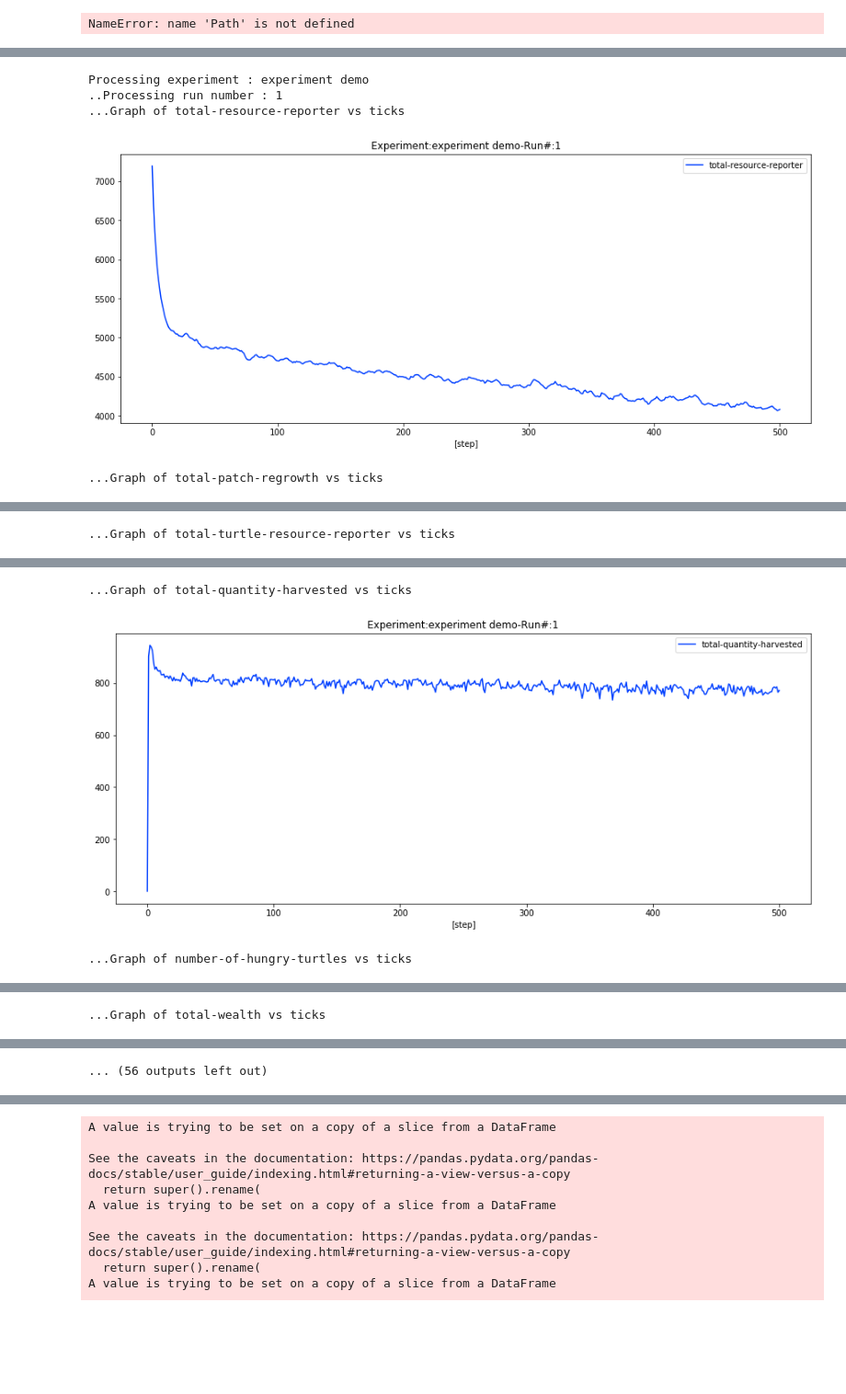
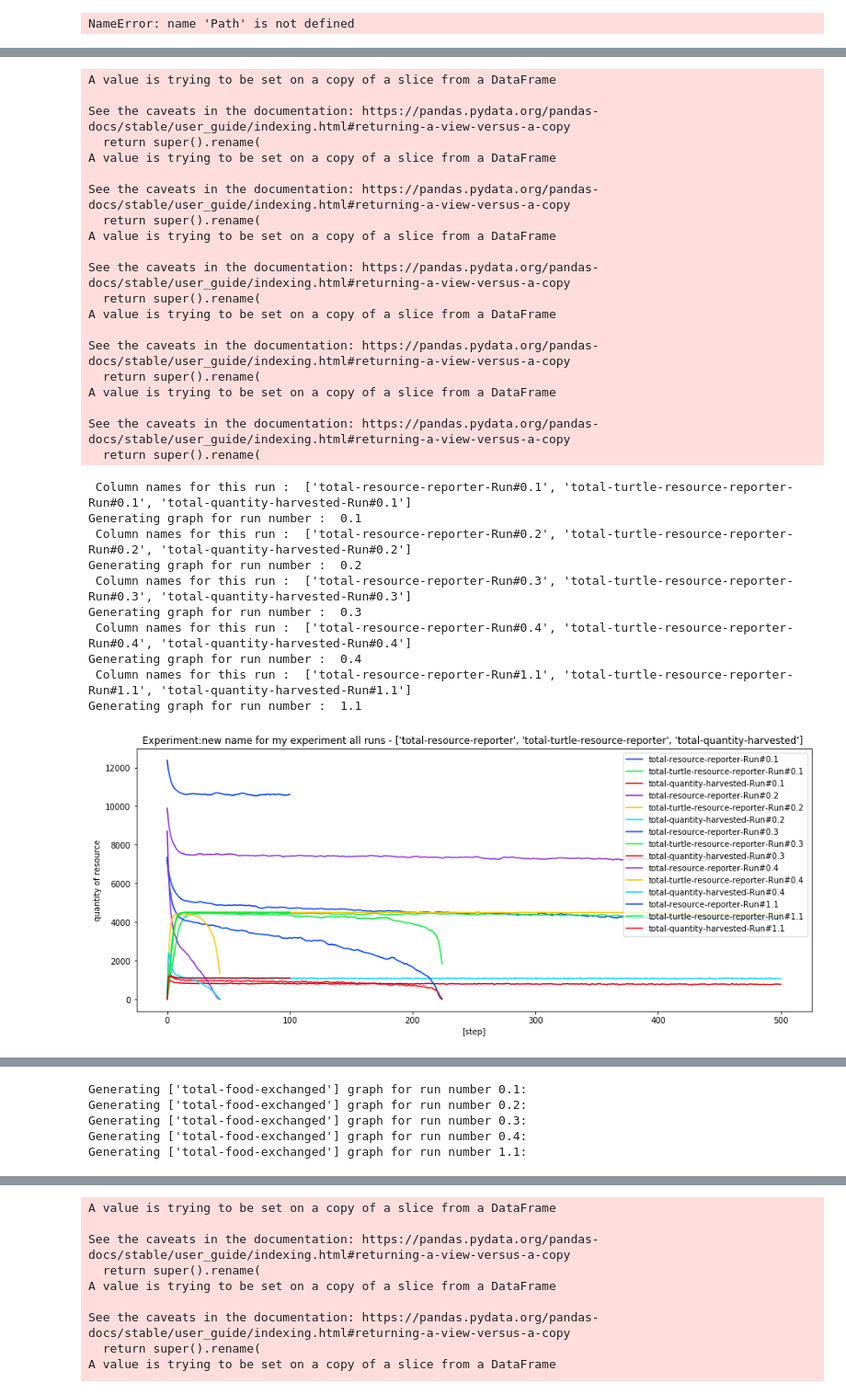
Before and after one commit to IsisChameleon/abm_commons_tragedy, a Jupyter notebook: network-commons-analysis.ipynb, the cells around one changed output, grey strips where cells are left out. Shown at 92% size. Drawn from its saved outputs; the diff is of its cells as text; code cells hidden in the pictures; blank space fills up the shorter version.

Commit message:
Load specific csv files under the same experiment name

```diff
--- a/network-commons-analysis.ipynb
+++ b/network-commons-analysis.ipynb
@@ -49,7 +49,7 @@ path = Path()   # sets path to the current directory
 # %%
 #df.rename(columns={'total-resource-reporter':,'total-patch-regrowth','total-turtle-resource-reporter','total-quantity-harvested','number-of-hungry-turtles','total-wealth','total-food-exchanged'})
 # %%
-def process_netlogo_experiments_dataframe(df):
+def process_netlogo_experiments_plots_per_run(df):
     for experiment in df.index.unique(level='experiment_name'):
         print("Processing experiment ", experiment)
         for run_number in df.index.unique(level='[run number]'):
@@ -416,3 +458,14 @@ df.sort_index(inplace=True)
 #df.to_csv(path/'data'/'debug'/'global_csv.csv', sep=',', encoding='utf-8')
 # %% [output]
 NameError: name 'Path' is not defined
+# %%
+########### MAIN 2.1  ###############################################
+#
+#  GENERATING ALL THE PLOTS
+#  1 PLOT PER EXPERIMENT / PER RUN
+#
+#
+############################################################
+# Calling the function to generate all sort of plots based on the csv file read
+
+process_netlogo_experiments_plots_per_run(df)
@@ -419,14 +497,47 @@ NameError: name 'Path' is not defined
 # %%
-################ MAIN 2 ##############################3########
+################ MAIN 3 ##############################3########
 #
 #   G E N E R A T E   ALL REPORTS FOR A SPECIFIC EXPERIMENT
 # PUT ALL THE RUNS ON THE SAME GRAPH
 #
 #########################################################
-process_netlogo_experiments_global(df)
+# don't worry about  these warning :A value is trying to be set on a copy of a slice from a DataFrame
+
+# input
+#----------
+#experiment_name = 'experiment demo'
+experiment_name = 'new name for my experiment'
+
+generate_all_reports_per_experiment(df, experiment_name)
 # %% [output]
-Processing experiment : experiment demo
-..Processing run number : 1
-...Graph of total-resource-reporter vs ticks
+A value is trying to be set on a copy of a slice from a DataFrame
+
+See the caveats in the documentation: https://pandas.pydata.org/pandas-docs/stable/user_guide/indexing.html#returning-a-view-versus-a-copy
+  return super().rename(
+A value is trying to be set on a copy of a slice from a DataFrame
+
+See the caveats in the documentation: https://pandas.pydata.org/pandas-docs/stable/user_guide/indexing.html#returning-a-view-versus-a-copy
+  return super().rename(
+A value is trying to be set on a copy of a slice from a DataFrame
+
+See the caveats in the documentation: https://pandas.pydata.org/pandas-docs/stable/user_guide/indexing.html#returning-a-view-versus-a-copy
+  return super().rename(
+A value is trying to be set on a copy of a slice from a DataFrame
+
+See the caveats in the documentation: https://pandas.pydata.org/pandas-docs/stable/user_guide/indexing.html#returning-a-view-versus-a-copy
+  return super().rename(
+A value is trying to be set on a copy of a slice from a DataFrame
+
+See the caveats in the documentation: https://pandas.pydata.org/pandas-docs/stable/user_guide/indexing.html#returning-a-view-versus-a-copy
+  return super().rename(
+ Column names for this run :  ['total-resource-reporter-Run#0.1', 'total-turtle-resource-reporter-Run#0.1', 'total-quantity-harvested-Run#0.1']
+Generating graph for run number :  0.1
+ Column names for this run :  ['total-resource-reporter-Run#0.2', 'total-turtle-resource-reporter-Run#0.2', 'total-quantity-harvested-Run#0.2']
+Generating graph for run number :  0.2
+ Column names for this run :  ['total-resource-reporter-Run#0.3', 'total-turtle-resource-reporter-Run#0.3', 'total-quantity-harvested-Run#0.3']
+Generating graph for run number :  0.3
+ Column names for this run :  ['total-resource-reporter-Run#0.4', 'total-turtle-resource-reporter-Run#0.4', 'total-quantity-harvested-Run#0.4']
+Generating graph for run number :  0.4
+ Column names for this run :  ['total-resource-reporter-Run#1.1', 'total-turtle-resource-reporter-Run#1.1', 'total-quantity-harvested-Run#1.1']
+Generating graph for run number :  1.1
-[figure, old version]
+[figure, new version]
-...Graph of total-patch-regrowth vs ticks
@@ -432,0 +564,5 @@ Processing experiment : experiment demo
+Generating ['total-food-exchanged'] graph for run number 0.1:
+Generating ['total-food-exchanged'] graph for run number 0.2:
+Generating ['total-food-exchanged'] graph for run number 0.3:
+Generating ['total-food-exchanged'] graph for run number 0.4:
+Generating ['total-food-exchanged'] graph for run number 1.1:
@@ -434 +569,0 @@ Processing experiment : experiment demo
-...Graph of total-turtle-resource-reporter vs ticks
@@ -436,3 +595,0 @@ Processing experiment : experiment demo
-...Graph of total-quantity-harvested vs ticks
-[figure, removed]
-...Graph of number-of-hungry-turtles vs ticks
@@ -440 +595,0 @@ Processing experiment : experiment demo
-...Graph of total-wealth vs ticks
@@ -442 +595,0 @@ Processing experiment : experiment demo
-... (56 outputs left out)
```
Also changed, not shown: parts of 9 cells of this notebook.
